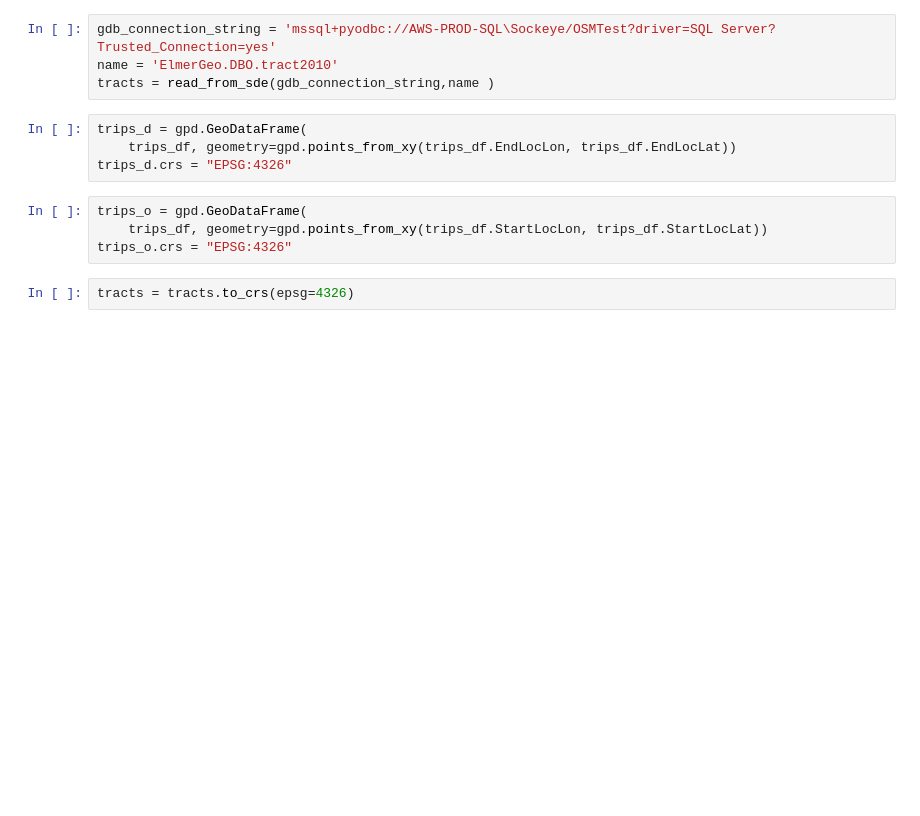
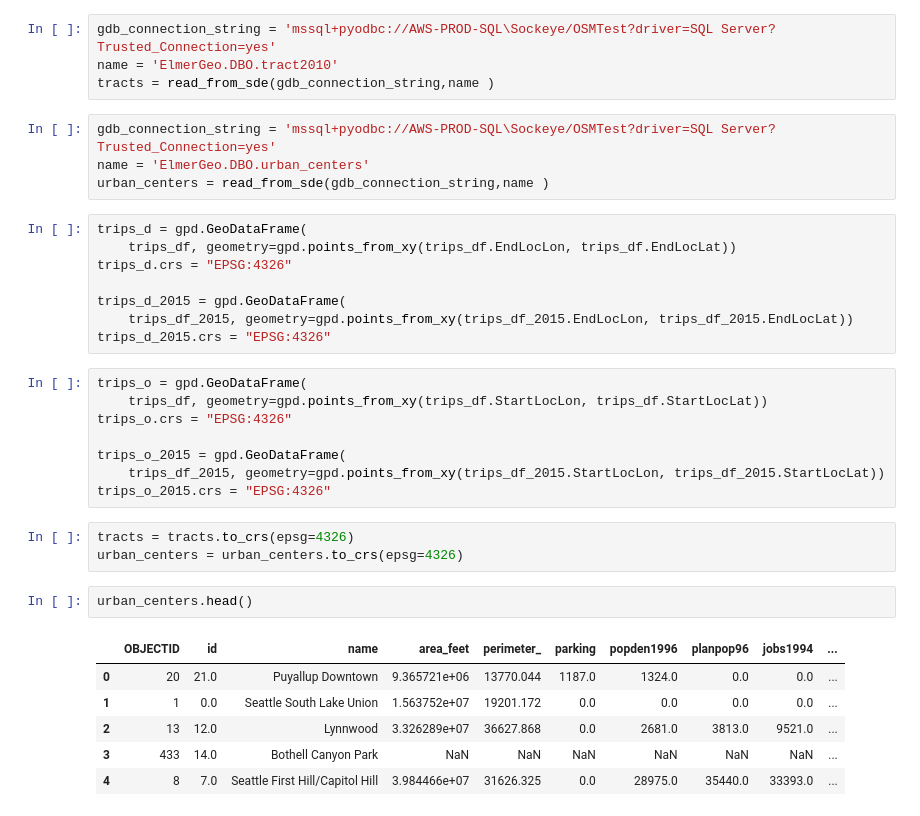
Before and after one commit to psrc/data-science, a Jupyter notebook: inrix/INRIX data - OD 2019 and 2015.ipynb, the cells around one changed output. Cells and saved outputs as stored; diff of their text form; blank space fills up the shorter version.

Commit message:
inrix data od analysis

```diff
--- a/inrix/INRIX data - OD 2019.ipynb
+++ b/inrix/INRIX data - OD 2019 and 2015.ipynb
@@ -162,13 +222,35 @@ def read_from_sde(connection_string, feature_class_name,
 gdb_connection_string = 'mssql+pyodbc://AWS-PROD-SQL\Sockeye/OSMTest?driver=SQL Server?Trusted_Connection=yes'
 name = 'ElmerGeo.DBO.tract2010'
 tracts = read_from_sde(gdb_connection_string,name )
+# %%
+gdb_connection_string = 'mssql+pyodbc://AWS-PROD-SQL\Sockeye/OSMTest?driver=SQL Server?Trusted_Connection=yes'
+name = 'ElmerGeo.DBO.urban_centers'
+urban_centers = read_from_sde(gdb_connection_string,name )
 # %%
 trips_d = gpd.GeoDataFrame(
     trips_df, geometry=gpd.points_from_xy(trips_df.EndLocLon, trips_df.EndLocLat))
 trips_d.crs = "EPSG:4326"
+
+trips_d_2015 = gpd.GeoDataFrame(
+    trips_df_2015, geometry=gpd.points_from_xy(trips_df_2015.EndLocLon, trips_df_2015.EndLocLat))
+trips_d_2015.crs = "EPSG:4326"
 # %%
 trips_o = gpd.GeoDataFrame(
     trips_df, geometry=gpd.points_from_xy(trips_df.StartLocLon, trips_df.StartLocLat))
 trips_o.crs = "EPSG:4326"
+
+trips_o_2015 = gpd.GeoDataFrame(
+    trips_df_2015, geometry=gpd.points_from_xy(trips_df_2015.StartLocLon, trips_df_2015.StartLocLat))
+trips_o_2015.crs = "EPSG:4326"
 # %%
 tracts = tracts.to_crs(epsg=4326)
+urban_centers = urban_centers.to_crs(epsg=4326)
+# %%
+urban_centers.head()
+# %% [output]
+|  | OBJECTID | id | name | area_feet | perimeter_ | parking | popden1996 | planpop96 | jobs1994 | ... |
+| 0 | 20 | 21.0 | Puyallup Downtown | 9.365721e+06 | 13770.044 | 1187.0 | 1324.0 | 0.0 | 0.0 | ... |
+| 1 | 1 | 0.0 | Seattle South Lake Union | 1.563752e+07 | 19201.172 | 0.0 | 0.0 | 0.0 | 0.0 | ... |
+| 2 | 13 | 12.0 | Lynnwood | 3.326289e+07 | 36627.868 | 0.0 | 2681.0 | 3813.0 | 9521.0 | ... |
+| 3 | 433 | 14.0 | Bothell Canyon Park | NaN | NaN | NaN | NaN | NaN | NaN | ... |
+| 4 | 8 | 7.0 | Seattle First Hill/Capitol Hill | 3.984466e+07 | 31626.325 | 0.0 | 28975.0 | 35440.0 | 33393.0 | ... |
```
Also changed, not shown: parts of 54 cells of this notebook.
